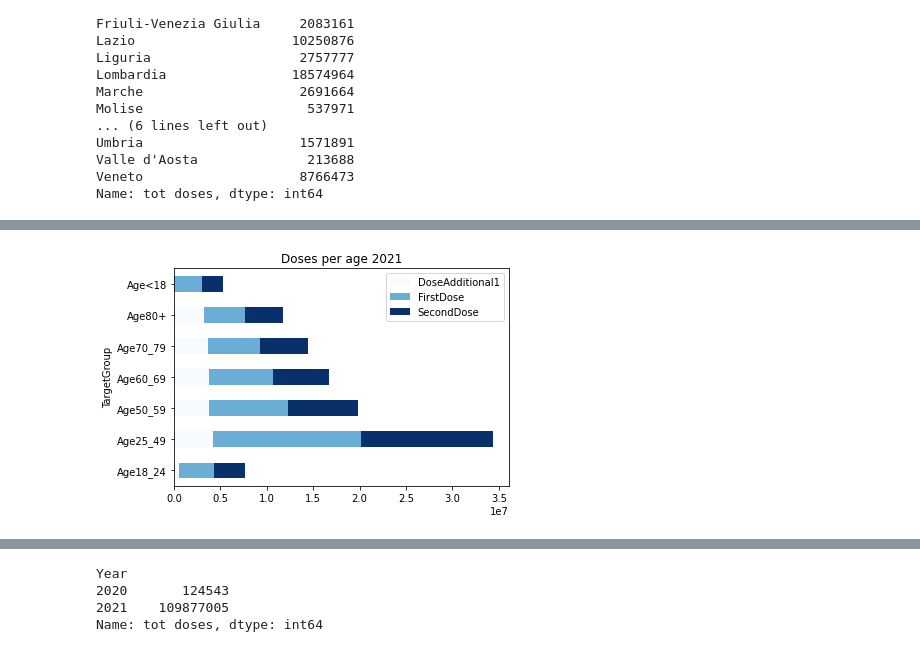
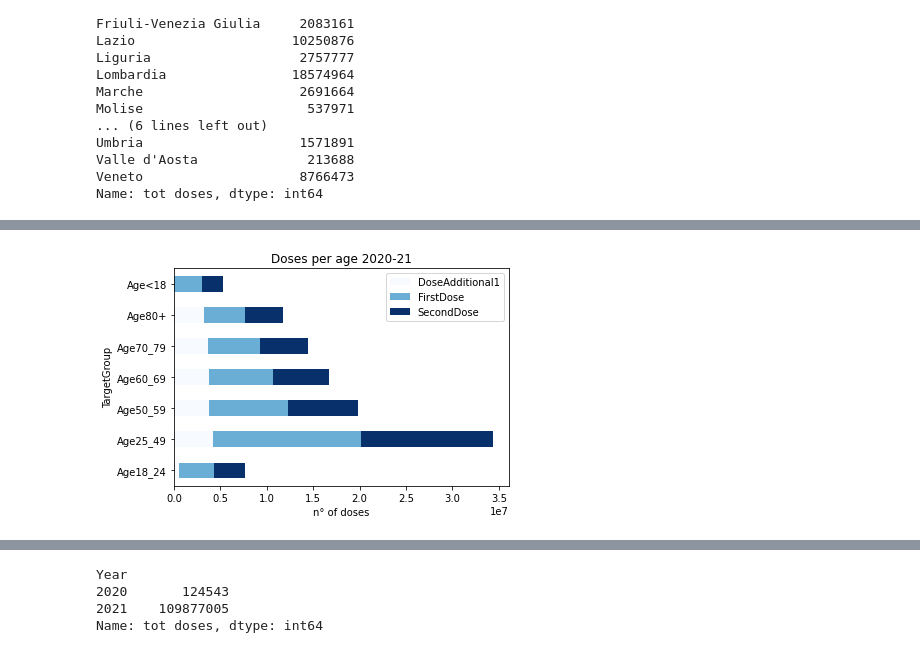
Before and after one commit to elenaabcc/CovidAnalysis4CPDM, a Jupyter notebook: PRIMA PARTE.ipynb, the cells around one changed output, grey strips where cells are left out. Drawn from its saved outputs; the diff is of its cells as text; code cells hidden in the pictures.

```diff
--- a/PRIMA PARTE.ipynb
+++ b/PRIMA PARTE.ipynb
@@ -224,9 +236,10 @@ italy_fasce.tail()
 | 138411 | 2021-W52 | 9433159.0 | 0 | 0 | 0 | 0 | Nazionale | Age<18 | ... |
 # %%
 #GRAFICO DOSI PER FASCE D'ETA' IN ITALIA NEL 2020-21
-table=pd.pivot_table(italy_fasce, values=['FirstDose', 'SecondDose', 'DoseAdditional1'],index=['TargetGroup'],aggfunc='sum')
-table.plot(kind='barh',stacked=True, title='Doses per age 2021', colormap='Blues')
-plt.savefig('Doses per age in Italy 2021', dpi=300, bbox_inches='tight')
+table_doses=pd.pivot_table(italy_fasce, values=['FirstDose', 'SecondDose', 'DoseAdditional1'],index=['TargetGroup'],aggfunc='sum')
+table_doses.plot(kind='barh',stacked=True, title='Doses per age 2020-21', colormap='Blues')
+plt.xlabel('n° of doses')
+plt.savefig('Doses per age in Italy 2021.jpeg', dpi=300, bbox_inches='tight')
 plt.show()
 # %% [output]
-[figure, old version]
+[figure, new version]
```
Also changed, not shown: parts of 5 cells of this notebook, 16 other files.
